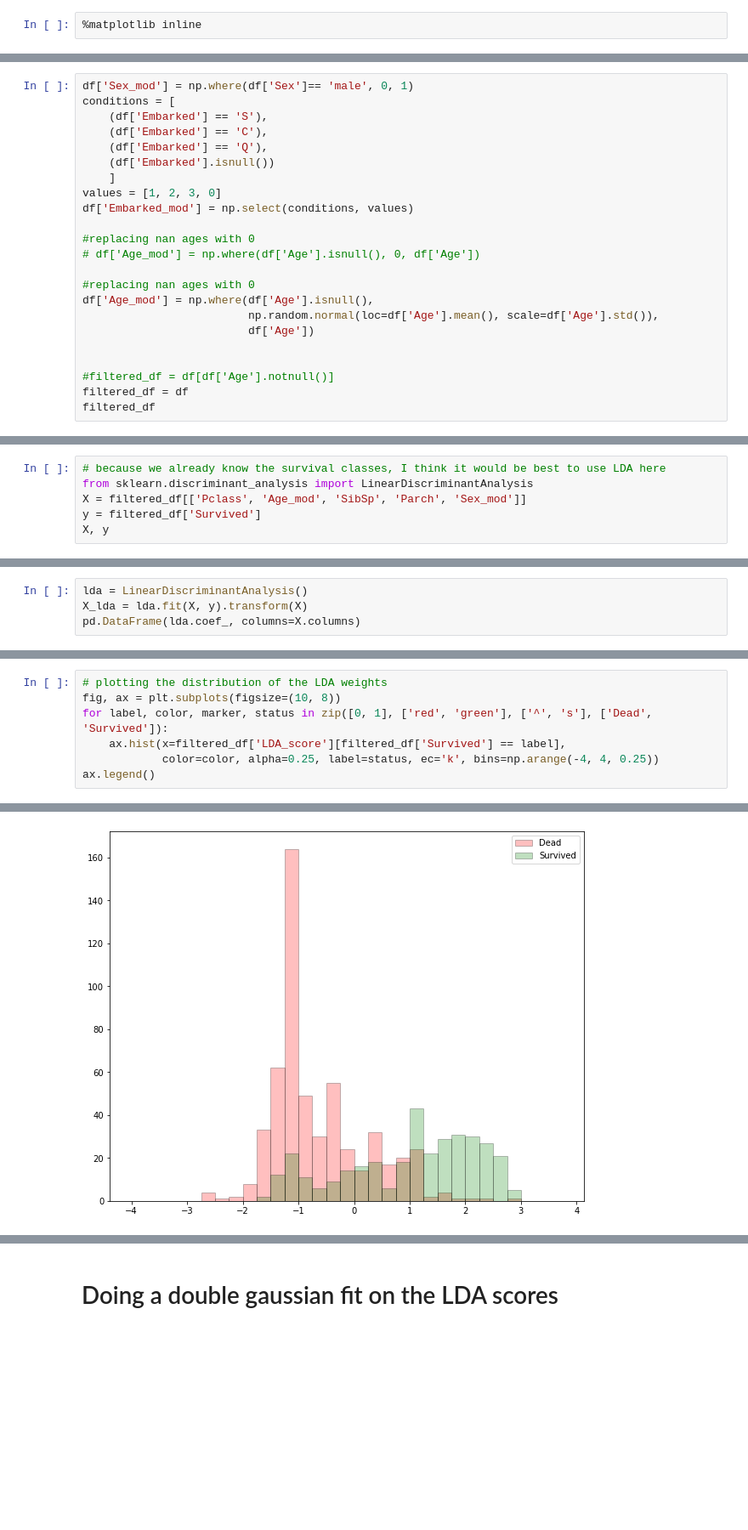
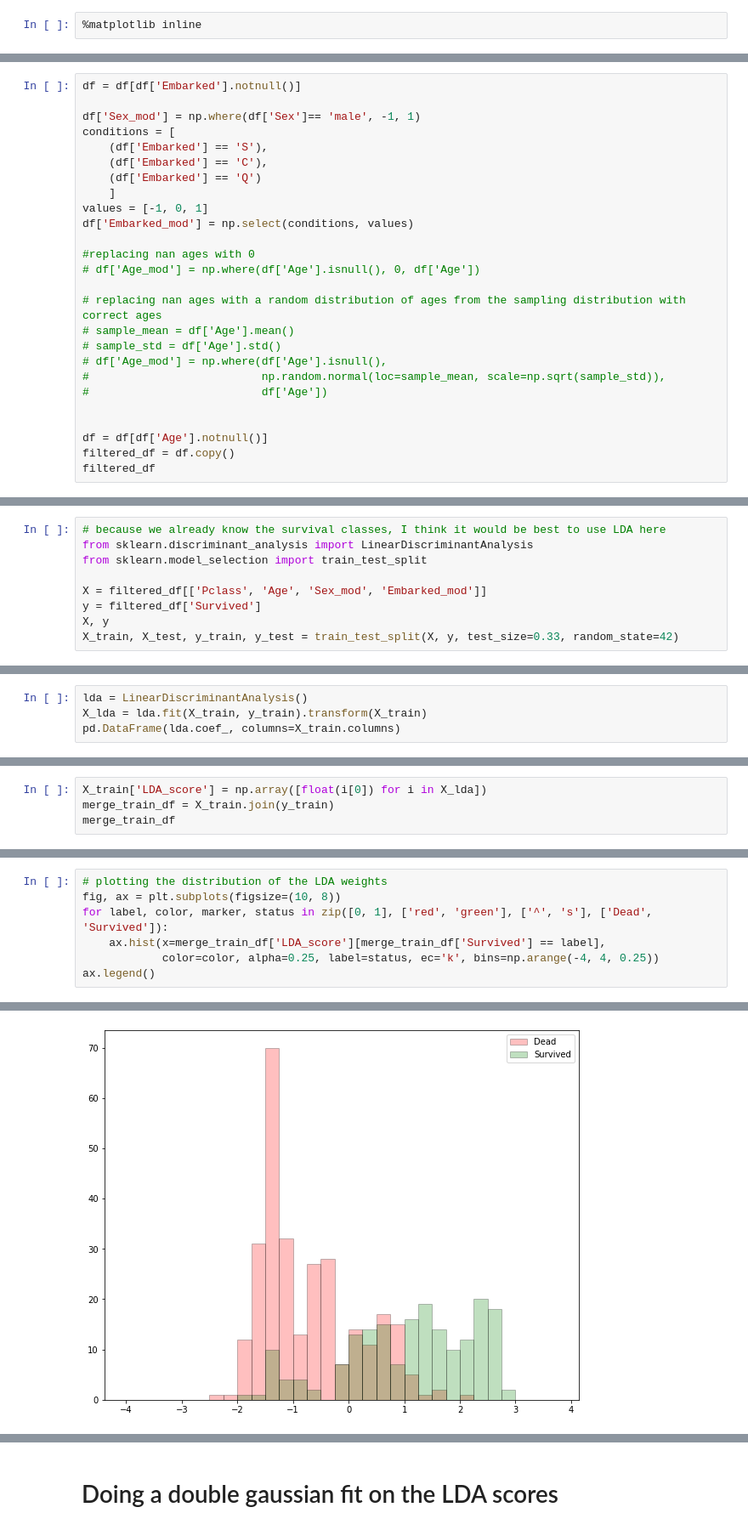
Before and after one commit to gshikhri/kaggle-titanic, a Jupyter notebook: kaggle-titanic.ipynb, the cells around one changed output, grey strips where cells are left out. Shown: that part at 85% size. Cells and saved outputs as stored; diff of their text form; blank space fills up the shorter version.

```diff
--- a/kaggle-titanic.ipynb
+++ b/kaggle-titanic.ipynb
@@ -85,27 +85,30 @@ for i in range(len(bin_edges)-1):
 # %% [output]
 [figure]
 # %%
-df['Sex_mod'] = np.where(df['Sex']== 'male', 0, 1)
+df = df[df['Embarked'].notnull()]
+
+df['Sex_mod'] = np.where(df['Sex']== 'male', -1, 1)
 conditions = [
     (df['Embarked'] == 'S'),
     (df['Embarked'] == 'C'),
-    (df['Embarked'] == 'Q'),
-    (df['Embarked'].isnull())
+    (df['Embarked'] == 'Q')
     ]
-values = [1, 2, 3, 0]
+values = [-1, 0, 1]
 df['Embarked_mod'] = np.select(conditions, values)
 
 #replacing nan ages with 0
 # df['Age_mod'] = np.where(df['Age'].isnull(), 0, df['Age'])
 
-#replacing nan ages with 0
-df['Age_mod'] = np.where(df['Age'].isnull(),
-                         np.random.normal(loc=df['Age'].mean(), scale=df['Age'].std()),
-                         df['Age'])
+# replacing nan ages with a random distribution of ages from the sampling distribution with correct ages
+# sample_mean = df['Age'].mean()
+# sample_std = df['Age'].std()
+# df['Age_mod'] = np.where(df['Age'].isnull(),
+#                          np.random.normal(loc=sample_mean, scale=np.sqrt(sample_std)),
+#                          df['Age'])
 
 
-#filtered_df = df[df['Age'].notnull()]
-filtered_df = df
+df = df[df['Age'].notnull()]
+filtered_df = df.copy()
 filtered_df
 # %% [output]
 |  | PassengerId | Survived | Pclass | Name | Sex | Age | SibSp | Parch | Ticket | Fare | ... |
@@ -135,6 +127,9 @@ ax[1].hist(df['Age_mod'], bins=bin_edges, ec='k')
 # %%
 # because we already know the survival classes, I think it would be best to use LDA here
 from sklearn.discriminant_analysis import LinearDiscriminantAnalysis
-X = filtered_df[['Pclass', 'Age_mod', 'SibSp', 'Parch', 'Sex_mod']]
+from sklearn.model_selection import train_test_split
+
+X = filtered_df[['Pclass', 'Age', 'Sex_mod', 'Embarked_mod']]
 y = filtered_df['Survived']
 X, y
+X_train, X_test, y_train, y_test = train_test_split(X, y, test_size=0.33, random_state=42)
@@ -159,5 +136,5 @@ X, y
 # %%
 lda = LinearDiscriminantAnalysis()
-X_lda = lda.fit(X, y).transform(X)
-pd.DataFrame(lda.coef_, columns=X.columns)
+X_lda = lda.fit(X_train, y_train).transform(X_train)
+pd.DataFrame(lda.coef_, columns=X_train.columns)
 # %% [output]
@@ -176,0 +143,4 @@ filtered_df.head()
+# %%
+X_train['LDA_score'] = np.array([float(i[0]) for i in X_lda])
+merge_train_df = X_train.join(y_train)
+merge_train_df
@@ -177,10 +166,10 @@ filtered_df.head()
 # %%
 # plotting the distribution of the LDA weights
 fig, ax = plt.subplots(figsize=(10, 8))
 for label, color, marker, status in zip([0, 1], ['red', 'green'], ['^', 's'], ['Dead', 'Survived']):
-    ax.hist(x=filtered_df['LDA_score'][filtered_df['Survived'] == label],
+    ax.hist(x=merge_train_df['LDA_score'][merge_train_df['Survived'] == label],
             color=color, alpha=0.25, label=status, ec='k', bins=np.arange(-4, 4, 0.25))
 ax.legend()
 # %% [output]
 <matplotlib.legend.Legend at 0x...>
-[figure, old version]
+[figure, new version]
```
Also changed, not shown: parts of 16 cells of this notebook, 3 other files.
